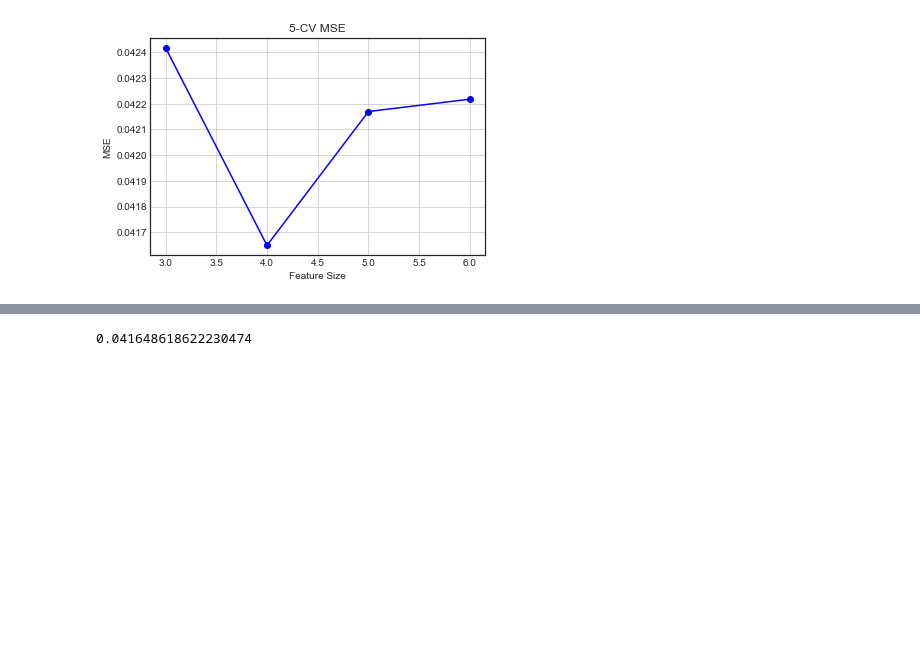
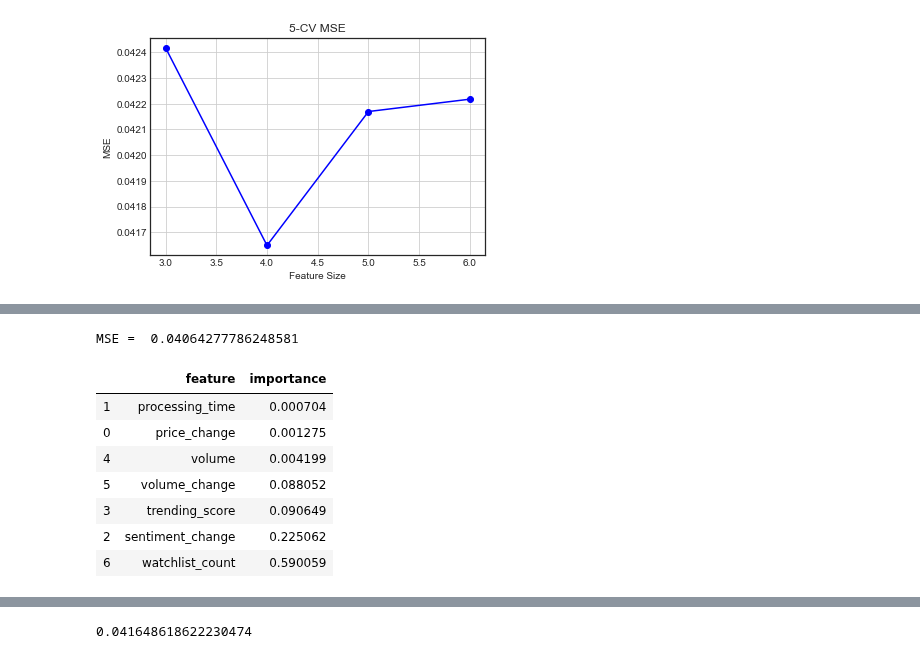
Before and after one commit to jcanque777/stock_market_data_prediction, a Jupyter notebook: test_models.ipynb, the cells around one changed output, grey strips where cells are left out. Cells and saved outputs as stored; diff of their text form; code cells hidden in the pictures; blank space fills up the shorter version.

```diff
--- a/test_models.ipynb
+++ b/test_models.ipynb
@@ -1593,0 +1607,5 @@ plt.grid(True)
+# %%
+y_pred = RF_regressor.predict(X_test)
+print("MSE = ", metrics.mean_squared_error(y_test, y_pred) )
+# %% [output]
+MSE =  0.04064277786248581
@@ -1593,0 +1615,11 @@ plt.grid(True)
+# %%
+Importance
+# %% [output]
+|  | feature | importance |
+| 1 | processing_time | 0.000704 |
+| 0 | price_change | 0.001275 |
+| 4 | volume | 0.004199 |
+| 5 | volume_change | 0.088052 |
+| 3 | trending_score | 0.090649 |
+| 2 | sentiment_change | 0.225062 |
+| 6 | watchlist_count | 0.590059 |
```
Also changed, not shown: parts of 15 cells of this notebook.
